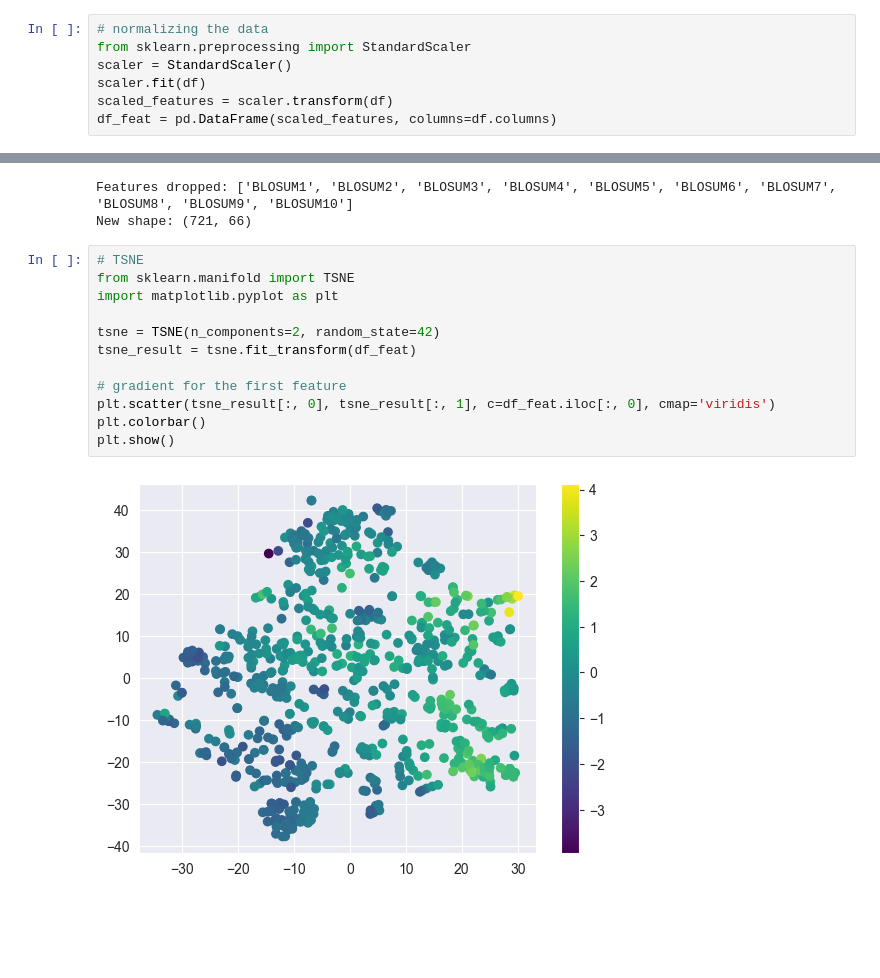
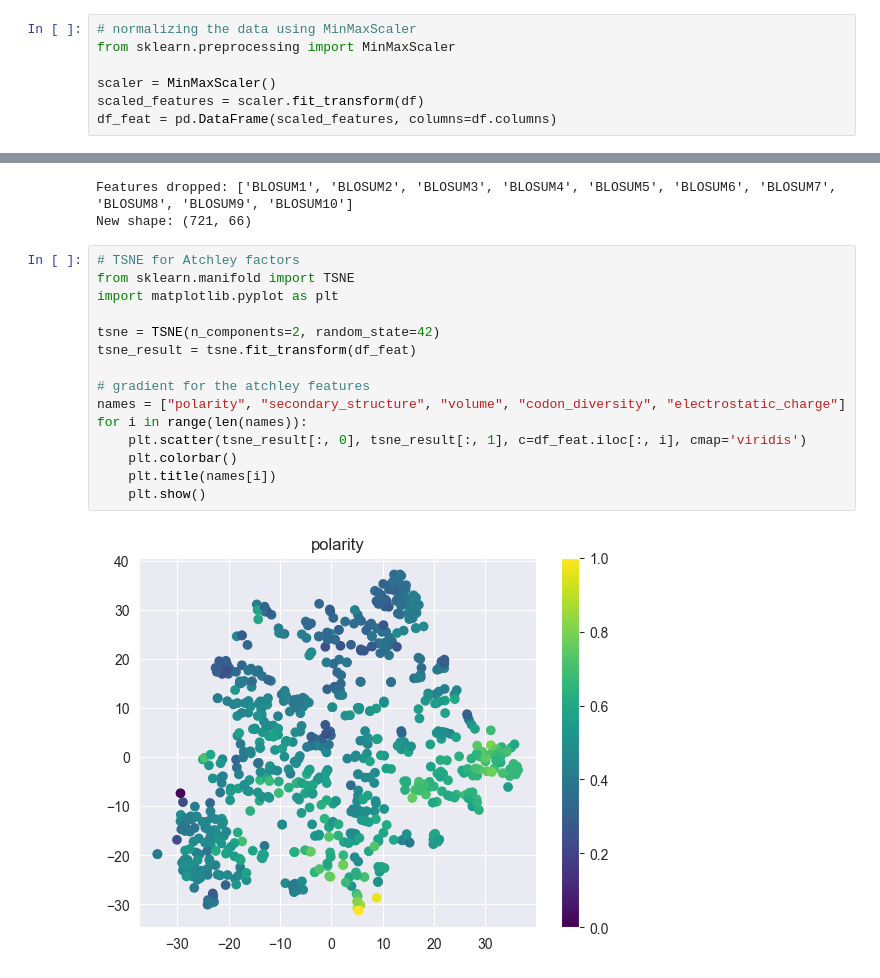
Before and after one commit to Dominule/qsAMPr, a Jupyter notebook: src/better_clustering.ipynb, the cells around one changed output, grey strips where cells are left out. Cells and saved outputs as stored; diff of their text form; blank space fills up the shorter version.

```diff
--- a/src/better_clustering.ipynb
+++ b/src/better_clustering.ipynb
@@ -2,11 +2,11 @@
 import pandas as pd
 df = pd.read_csv("../data/examples_DBAASP/descriptors_positive_staphylococcus.csv")
 # %%
-# normalizing the data
-from sklearn.preprocessing import StandardScaler
-scaler = StandardScaler()
-scaler.fit(df)
-scaled_features = scaler.transform(df)
+# normalizing the data using MinMaxScaler
+from sklearn.preprocessing import MinMaxScaler
+
+scaler = MinMaxScaler()
+scaled_features = scaler.fit_transform(df)
 df_feat = pd.DataFrame(scaled_features, columns=df.columns)
 # %%
 # variance matrix
@@ -52,16 +54,19 @@ print(f"New shape: {df_feat.shape}")
 Features dropped: ['BLOSUM1', 'BLOSUM2', 'BLOSUM3', 'BLOSUM4', 'BLOSUM5', 'BLOSUM6', 'BLOSUM7', 'BLOSUM8', 'BLOSUM9', 'BLOSUM10']
 New shape: (721, 66)
 # %%
-# TSNE
+# TSNE for Atchley factors
 from sklearn.manifold import TSNE
 import matplotlib.pyplot as plt
 
 tsne = TSNE(n_components=2, random_state=42)
 tsne_result = tsne.fit_transform(df_feat)
 
-# gradient for the first feature
-plt.scatter(tsne_result[:, 0], tsne_result[:, 1], c=df_feat.iloc[:, 0], cmap='viridis')
-plt.colorbar()
-plt.show()
+# gradient for the atchley features
+names = ["polarity", "secondary_structure", "volume", "codon_diversity", "electrostatic_charge"]
+for i in range(len(names)):
+    plt.scatter(tsne_result[:, 0], tsne_result[:, 1], c=df_feat.iloc[:, i], cmap='viridis')
+    plt.colorbar()
+    plt.title(names[i])
+    plt.show()
 # %% [output]
-[figure, old version]
+[figure, new version]
```
Also changed, not shown: parts of 13 cells of this notebook.
